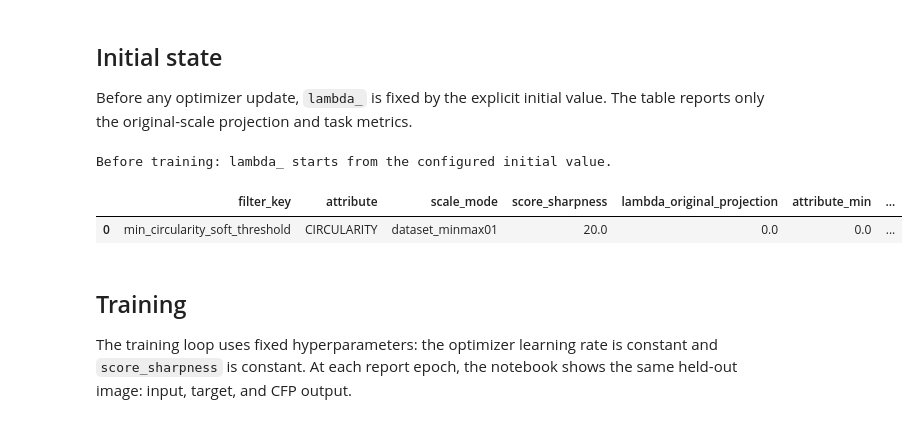
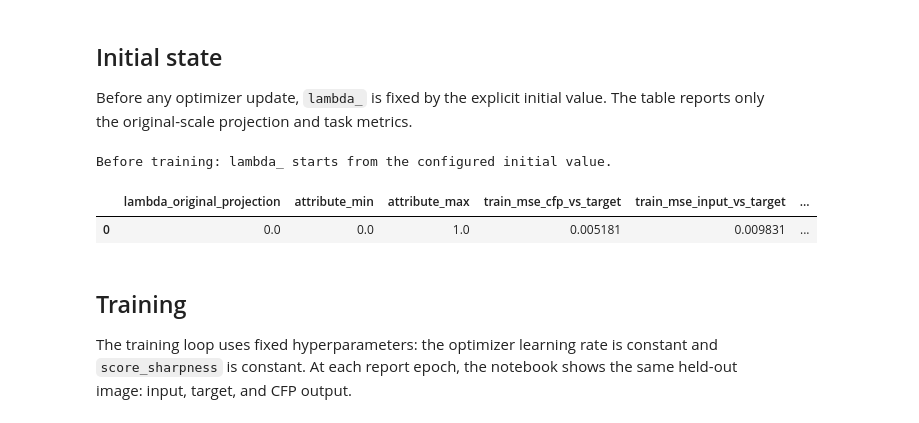
Before and after one commit to wonderalexandre/MTLearn, a Jupyter notebook: notebooks/experiments/CFP_soft_threshold_scoring_screws_filtering.ipynb, the cells around one changed output. Cells and saved outputs as stored; diff of their text form; code cells hidden in the pictures.

```diff
--- a/notebooks/experiments/CFP_soft_threshold_scoring_screws_filtering.ipynb
+++ b/notebooks/experiments/CFP_soft_threshold_scoring_screws_filtering.ipynb
@@ -227,8 +211,13 @@ cfp_layer = ConnectedFilterPreprocessingLayer(
     clamp=CLAMP_LOGIT,
 )
 
-# Caching computes tree payloads and the raw-attribute min/max statistics used below.
+# Caching computes tree payloads and the raw-attribute min/max statistics.
 trainloader_cached = cfp_layer.build_dataloader_cached(trainloader)
+testloader_cached = cfp_layer.build_dataloader_cached_fixed_stats(
+    testloader,
+    index_offset=len(trainset),
+)
+
 print("scoring config:", cfp_layer.get_config()["filter_specs"][0]["scoring"])
 print("parameter contract:", cfp_layer.get_parameter_contract())
 # %% [output]
@@ -254,26 +243,22 @@ def lambda_to_original_attribute_scale(layer, filter_key=FILTER_KEY, attr_type=T
     denom = torch.clamp(amax - amin, min=layer.eps)
     lambda_original = amin + lambda_param * denom
     return {
-        "filter_key": filter_key,
-        "attribute": getattr(attr_type, "name", str(attr_type)),
-        "scale_mode": layer.scale_mode,
-        "score_sharpness": float(layer._spec_by_key[filter_key].score_sharpness),
         "lambda_original_projection": float(lambda_original.detach().cpu()),
         "attribute_min": float(amin.detach().cpu()),
         "attribute_max": float(amax.detach().cpu()),
     }
 
 
-def evaluate_filter_state(layer, dataloader):
+def evaluate_filtering(layer, dataloader):
     was_training = layer.training
     layer.eval()
     totals = {
-        "mse_cfp_vs_input": 0.0,
         "mse_cfp_vs_target": 0.0,
         "mse_input_vs_target": 0.0,
-        "mae_cfp_vs_input": 0.0,
+        "mse_cfp_vs_input": 0.0,
+        "mae_cfp_vs_target": 0.0,
+        "mae_input_vs_target": 0.0,
     }
-    max_abs_cfp_vs_input = 0.0
     count = 0
 
     with torch.no_grad():
@@ -281,32 +266,31 @@ def evaluate_filter_state(layer, dataloader):
             inputs = batch_inputs[0] if isinstance(batch_inputs, (tuple, list)) else batch_inputs
             predictions = layer(batch_inputs) / OUTPUT_SCALE
             count += targets.numel()
-            totals["mse_cfp_vs_input"] += torch.sum((predictions - inputs) ** 2).item()
             totals["mse_cfp_vs_target"] += torch.sum((predictions - targets) ** 2).item()
             totals["mse_input_vs_target"] += torch.sum((inputs - targets) ** 2).item()
-            totals["mae_cfp_vs_input"] += torch.sum(torch.abs(predictions - inputs)).item()
-            max_abs_cfp_vs_input = max(
-                max_abs_cfp_vs_input,
-                float(torch.max(torch.abs(predictions - inputs)).detach().cpu()),
-            )
+            totals["mse_cfp_vs_input"] += torch.sum((predictions - inputs) ** 2).item()
+            totals["mae_cfp_vs_target"] += torch.sum(torch.abs(predictions - targets)).item()
+            totals["mae_input_vs_target"] += torch.sum(torch.abs(inputs - targets)).item()
 
     layer.train(was_training)
-    report = lambda_to_original_attribute_scale(layer)
-    report.update({key: value / count for key, value in totals.items()})
-    report["max_abs_cfp_vs_input"] = max_abs_cfp_vs_input
-    return report
+    return {key: value / count for key, value in totals.items()}
 # %% [markdown]
 ## Initial state
 
 Before any optimizer update, `lambda_` is fixed by the explicit initial value. The table reports only the original-scale projection and task metrics.
 # %%
-initial_report = evaluate_filter_state(cfp_layer, trainloader_cached)
+initial_train = evaluate_filtering(cfp_layer, trainloader_cached)
+initial_test = evaluate_filtering(cfp_layer, testloader_cached)
+initial_report = lambda_to_original_attribute_scale(cfp_layer)
+initial_report.update({f"train_{key}": value for key, value in initial_train.items()})
+initial_report.update({f"test_{key}": value for key, value in initial_test.items()})
+
 print("Before training: lambda_ starts from the configured initial value.")
 display(pd.DataFrame([initial_report]))
 # %% [output]
 Before training: lambda_ starts from the configured initial value.
-|  | filter_key | attribute | scale_mode | score_sharpness | lambda_original_projection | attribute_min | ... |
-| 0 | min_circularity_soft_threshold | CIRCULARITY | dataset_minmax01 | 20.0 | 0.0 | 0.0 | ... |
+|  | lambda_original_projection | attribute_min | attribute_max | train_mse_cfp_vs_target | train_mse_input_vs_target | ... |
+| 0 | 0.0 | 0.0 | 1.0 | 0.005181 | 0.009831 | ... |
 # %% [markdown]
 ## Training
 
```
Also changed, not shown: parts of 4 cells of this notebook, 5 other files.
